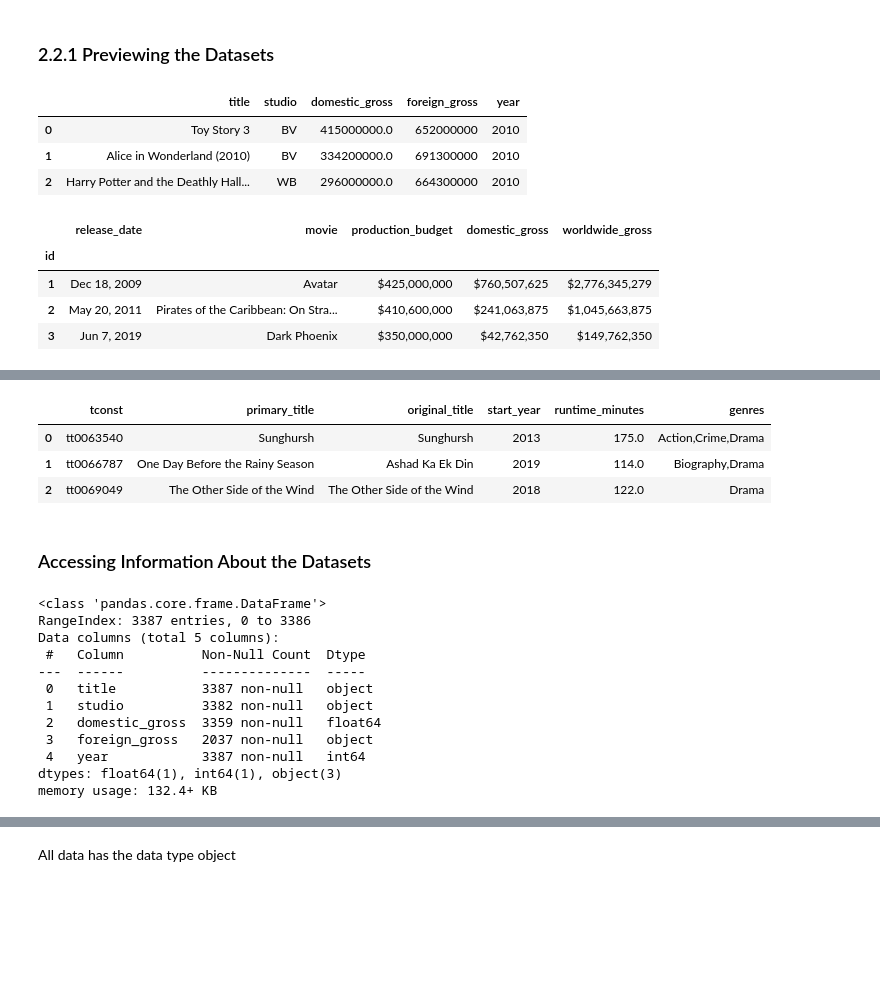
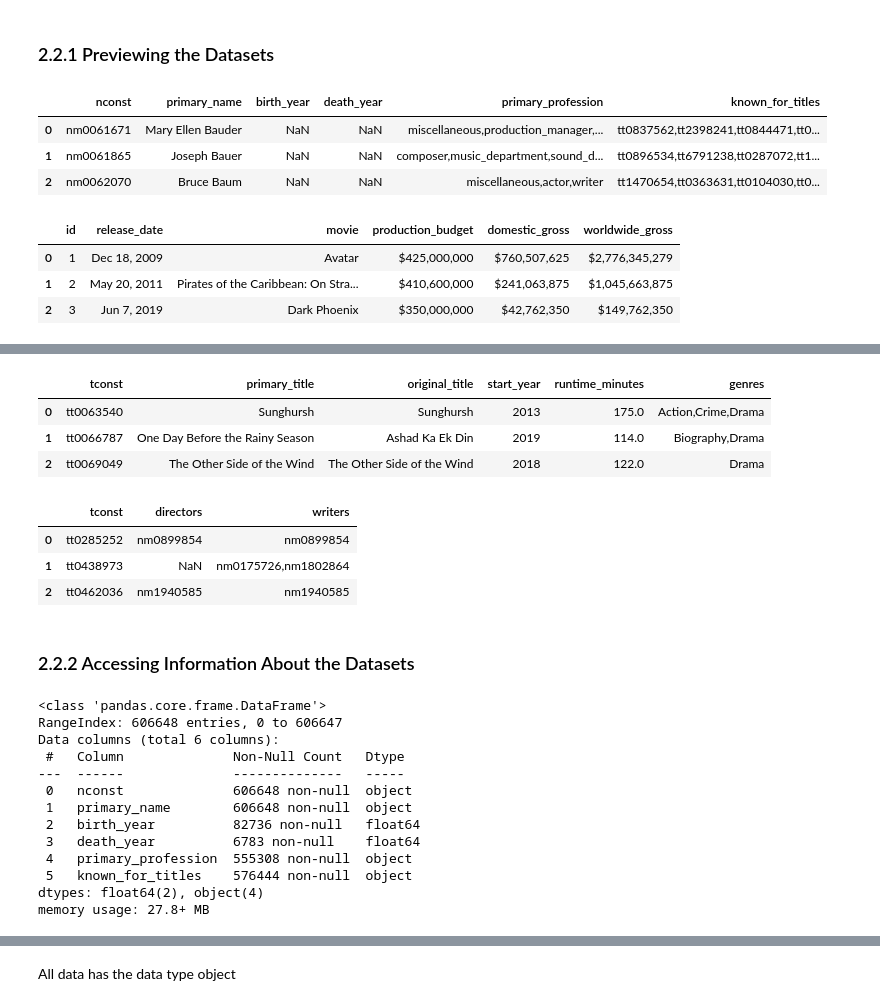
Before and after one commit to Mercy-Njambi/Microsoft-Movie-Market-Analysis, a Jupyter notebook: MicrosoftMovieStudioAnalysis.ipynb, the cells around one changed output, grey strips where cells are left out. Drawn from its saved outputs; the diff is of its cells as text; code cells hidden in the pictures; blank space fills up the shorter version.

```diff
--- a/MicrosoftMovieStudioAnalysis.ipynb
+++ b/MicrosoftMovieStudioAnalysis.ipynb
@@ -25,31 +40,31 @@ import matplotlib.pyplot as plt
 # %%
 # reading the datasets into a dataframe
 
-df = pd.read_csv("DATA/bom.movie_gross.csv")
-df_budget = pd.read_csv("DATA/tn.movie_budgets.csv", index_col=0)
+df_name = pd.read_csv('DATA/name.basics.csv')
+df_budget = pd.read_csv("DATA/tn.movie_budgets.csv")
 df_ratings = pd.read_csv('DATA/tmdb.movies.csv', index_col=0)
 df_genres = pd.read_csv("DATA/title.basics.csv")
+df_crew = pd.read_csv('DATA/title.crew.csv')
 # %% [markdown]
 ### 2.2.1 Previewing the Datasets
 # %%
 # previewing the first dataset
 
-df.head(3)
+df_name.head(3)
 # %% [output]
-|  | title | studio | domestic_gross | foreign_gross | year |
-| 0 | Toy Story 3 | BV | 415000000.0 | 652000000 | 2010 |
-| 1 | Alice in Wonderland (2010) | BV | 334200000.0 | 691300000 | 2010 |
-| 2 | Harry Potter and the Deathly Hall... | WB | 296000000.0 | 664300000 | 2010 |
+|  | nconst | primary_name | birth_year | death_year | primary_profession | known_for_titles |
+| 0 | nm0061671 | Mary Ellen Bauder | NaN | NaN | miscellaneous,production_manager,... | tt0837562,tt2398241,tt0844471,tt0... |
+| 1 | nm0061865 | Joseph Bauer | NaN | NaN | composer,music_department,sound_d... | tt0896534,tt6791238,tt0287072,tt1... |
+| 2 | nm0062070 | Bruce Baum | NaN | NaN | miscellaneous,actor,writer | tt1470654,tt0363631,tt0104030,tt0... |
 # %%
 # previewing the second dataset
 
 df_budget.head(3)
 # %% [output]
-|  | release_date | movie | production_budget | domestic_gross | worldwide_gross |
-| id |  |  |  |  |  |
-| 1 | Dec 18, 2009 | Avatar | $425,000,000 | $760,507,625 | $2,776,345,279 |
-| 2 | May 20, 2011 | Pirates of the Caribbean: On Stra... | $410,600,000 | $241,063,875 | $1,045,663,875 |
-| 3 | Jun 7, 2019 | Dark Phoenix | $350,000,000 | $42,762,350 | $149,762,350 |
+|  | id | release_date | movie | production_budget | domestic_gross | worldwide_gross |
+| 0 | 1 | Dec 18, 2009 | Avatar | $425,000,000 | $760,507,625 | $2,776,345,279 |
+| 1 | 2 | May 20, 2011 | Pirates of the Caribbean: On Stra... | $410,600,000 | $241,063,875 | $1,045,663,875 |
+| 2 | 3 | Jun 7, 2019 | Dark Phoenix | $350,000,000 | $42,762,350 | $149,762,350 |
 # %%
 # previewing the third datasets
 
@@ -68,23 +83,33 @@ df_genres.head(3)
 | 0 | tt0063540 | Sunghursh | Sunghursh | 2013 | 175.0 | Action,Crime,Drama |
 | 1 | tt0066787 | One Day Before the Rainy Season | Ashad Ka Ek Din | 2019 | 114.0 | Biography,Drama |
 | 2 | tt0069049 | The Other Side of the Wind | The Other Side of the Wind | 2018 | 122.0 | Drama |
+# %%
+# previewing the fifth dataset
+
+df_crew.head(3)
+# %% [output]
+|  | tconst | directors | writers |
+| 0 | tt0285252 | nm0899854 | nm0899854 |
+| 1 | tt0438973 | NaN | nm0175726,nm1802864 |
+| 2 | tt0462036 | nm1940585 | nm1940585 |
 # %% [markdown]
-### Accessing Information About the Datasets
+### 2.2.2 Accessing Information About the Datasets
 # %%
 # Accessing more information about the first dataset
 
-df.info()
+df_name.info()
 # %% [output]
 <class 'pandas.core.frame.DataFrame'>
-RangeIndex: 3387 entries, 0 to 3386
-Data columns (total 5 columns):
- #   Column          Non-Null Count  Dtype
----  ------          --------------  -----
- 0   title           3387 non-null   object
- 1   studio          3382 non-null   object
- 2   domestic_gross  3359 non-null   float64
- 3   foreign_gross   2037 non-null   object
- 4   year            3387 non-null   int64
-dtypes: float64(1), int64(1), object(3)
-memory usage: 132.4+ KB
+RangeIndex: 606648 entries, 0 to 606647
+Data columns (total 6 columns):
+ #   Column              Non-Null Count   Dtype
+---  ------              --------------   -----
+ 0   nconst              606648 non-null  object
+ 1   primary_name        606648 non-null  object
+ 2   birth_year          82736 non-null   float64
+ 3   death_year          6783 non-null    float64
+ 4   primary_profession  555308 non-null  object
+ 5   known_for_titles    576444 non-null  object
+dtypes: float64(2), object(4)
+memory usage: 27.8+ MB
 # %% [markdown]
```
Also changed, not shown: parts of 161 cells of this notebook.
